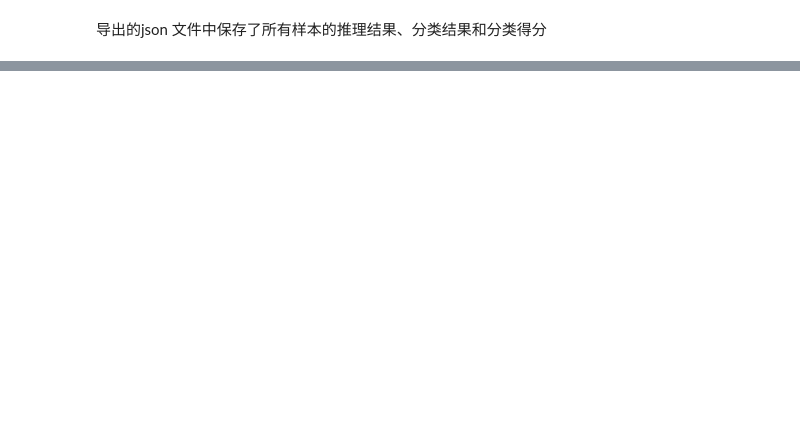
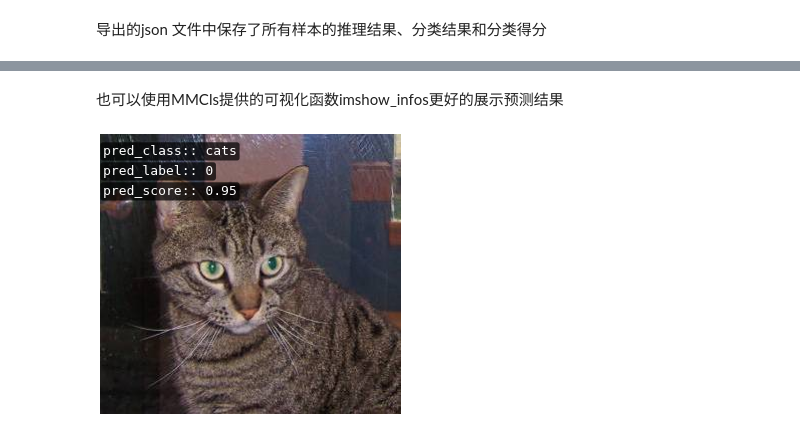
Before and after one commit to open-mmlab/mmpretrain, a Jupyter notebook: docs_zh-CN/tutorials/MMClassification_tools_cn.ipynb, the cells around one changed output, grey strips where cells are left out. Drawn from its saved outputs; the diff is of its cells as text; code cells hidden in the pictures; blank space fills up the shorter version.

```diff
--- a/docs_zh-CN/tutorials/MMClassification_tools_cn.ipynb
+++ b/docs_zh-CN/tutorials/MMClassification_tools_cn.ipynb
@@ -463 +448,17 @@ pred_score: 0.9999998807907104
 [figure]
+# %% [markdown]
+也可以使用MMCls提供的可视化函数imshow_infos更好的展示预测结果
+# %%
+from mmcls.core.visualization import imshow_infos
+
+filepath = 'data/cats_dogs_dataset/training_set/training_set/cats/cat.1.jpg'
+
+result = {
+    'pred_class:':results['pred_class'][0],
+    'pred_label:': results['pred_label'][0],
+    'pred_score:': results['pred_score'][0]
+}
+
+img = imshow_infos(filepath, result)
+# %% [output]
+[figure, added]
```
Also changed, not shown: parts of 17 cells of this notebook, 1 other file.
